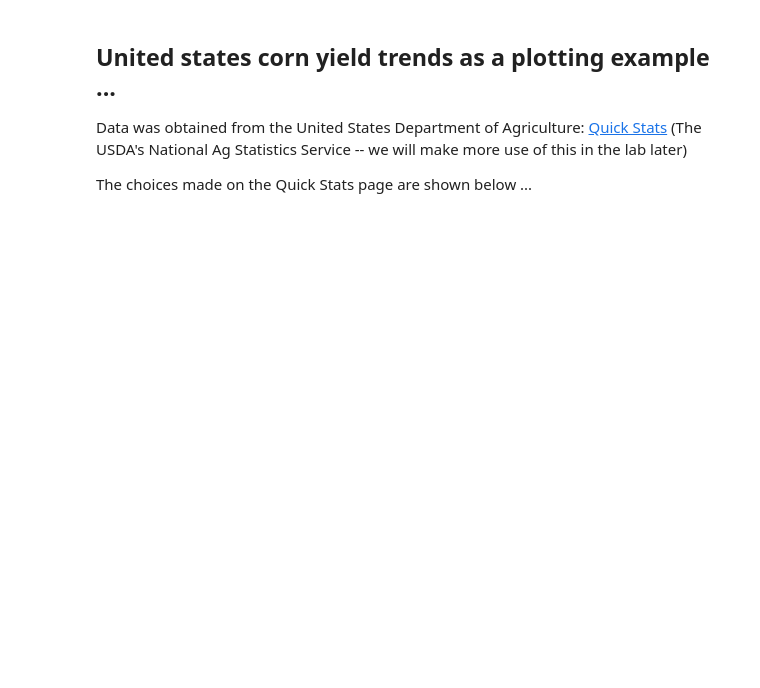
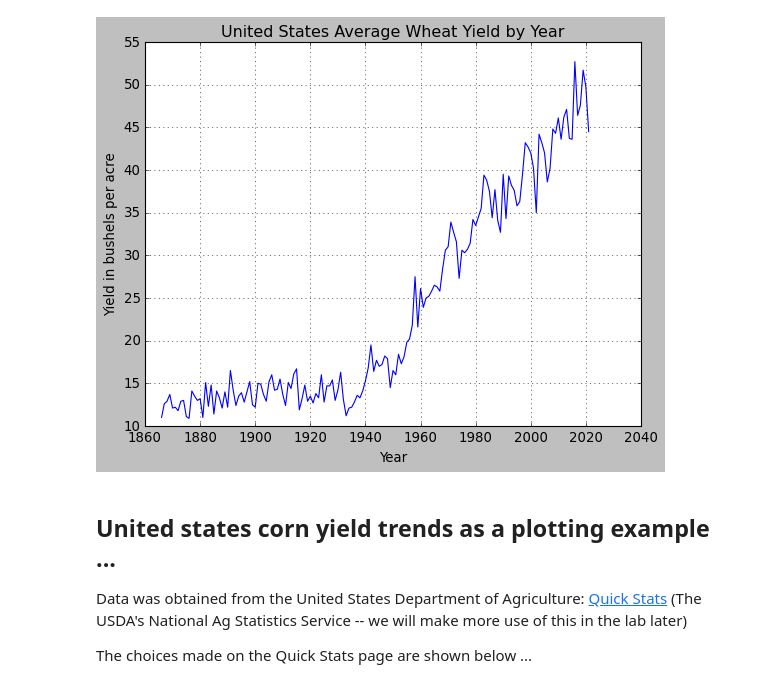
Before and after one commit to wrightdevan/HEC-2109-3-Lect2, a Jupyter notebook: Lect2.ipynb, the cells around one changed output. Saved outputs shown, nothing was run; the diff lists cells and outputs as text; code cells hidden in the pictures; blank space fills up the shorter version.

```diff
--- a/Lect2.ipynb
+++ b/Lect2.ipynb
@@ -33,0 +193,3 @@ import matplotlib.pyplot as plt
+# %%
+# The years for which we have average wheat yield data.
+dates = np.array([2021, 2020, 2019, 2018, 2017, 2016, 2015, 2014, 2013, 2012, 2011, 2010, 2009, 2008, 2007, 2006, 2005, 2004, 2003, 2002, 2001, 2000,1999, 1998, 1997, 1996, 1995, 1994, 1993, 1992, 1991, 1990, 1989, 1988, 1987, 1986, 1985, 1984, 1983, 1982, 1981, 1980, 1979, 1978, 1977, 1976, 1975, 1974, 1973, 1972, 1971, 1970, 1969, 1968, 1967,1966, 1965, 1964, 1963, 1962, 1961, 1960, 1959, 1958, 1957, 1956, 1955, 1954, 1953, 1952, 1951, 1950, 1949, 1948, 1947, 1946, 1945,1944, 1943, 1942, 1941, 1940, 1939, 1938, 1937, 1936, 1935, 1934, 1933, 1932, 1931, 1930, 1929, 1928, 1927, 1926, 1925, 1924, 1923,1922, 1921, 1920, 1919, 1918, 1917, 1916, 1915, 1914, 1913, 1912,1911, 1910, 1909, 1908, 1907, 1906, 1905, 1904, 1903, 1902, 1901,1900, 1899, 1898, 1897, 1896, 1895, 1894, 1893, 1892, 1891, 1890,1889, 1888, 1887, 1886, 1885, 1884, 1883, 1882, 1881, 1880, 1879,1878, 1877, 1876, 1875, 1874, 1873, 1872, 1871, 1870, 1869, 1868, 1867, 1866])
@@ -33,0 +214,3 @@ import matplotlib.pyplot as plt
+# %%
+# The average wheat yield data in the order to line up with the corresponding years.
+yields = np.array([44.5, 49.7, 51.7, 47.6, 46.4, 52.7, 43.6, 43.7, 47.1, 46.2, 43.6, 46.1, 44.3, 44.8, 40.2, 38.6, 42. , 43.2, 44.2, 35. , 40.2, 42. , 42.7, 43.2, 39.5, 36.3, 35.8, 37.6, 38.2, 39.3, 34.3, 39.5, 32.7, 34.1, 37.7, 34.4, 37.5, 38.8, 39.4, 35.5, 34.5, 33.5, 34.2, 31.4, 30.7, 30.3, 30.6, 27.3, 31.6, 32.7, 33.9, 31. , 30.6, 28.4, 25.8, 26.3, 26.5, 25.8, 25.2, 25. , 23.9, 26.1, 21.6, 27.5, 21.8, 20.2, 19.8, 18.1, 17.3, 18.4, 16. , 16.5, 14.5, 17.9, 18.2, 17.2, 17. , 17.7, 16.4, 19.5, 16.8, 15.3, 14.1, 13.3, 13.6, 12.8, 12.2, 12.1, 11.2, 13.1, 16.3, 14.2, 13. , 15.4, 14.7, 14.7, 12.8, 16. , 13.3, 13.8, 12.7, 13.5, 12.9, 14.8, 13.2, 11.9, 16.7, 16.1, 14.4, 15.1, 12.4, 13.7, 15.5, 14.3, 14.2, 16. , 15.2, 12.9, 13.7, 14.9, 15. , 12.2, 12.5, 15.2, 14. , 12.8, 13.9, 13.5, 12.4, 14.2, 16.5, 12.2, 14. , 12.1, 13.3, 14.1, 11.4, 14.8, 12.3, 15.1, 11. , 13.2, 13. , 13.5, 14.1, 10.9, 11.1, 13. , 12.9, 11.8, 12.2, 12.1, 13.7, 12.9, 12.6, 11. ])
@@ -34,3 +235,14 @@ import matplotlib.pyplot as plt
+# %%
+# Plotting the wheat yield trend
+fig = plt.figure()
+plt.style.use('classic')
+plt.plot(dates, yields)
+plt.title("United States Average Wheat Yield by Year")
+plt.xlabel("Year")
+plt.ylabel("Yield in bushels per acre")
+plt.grid()
+# %% [output]
+[figure, added]
 # %% [markdown]
 ## United states corn yield trends as a plotting example ...
 
```
Also changed, not shown: parts of 53 cells of this notebook.
